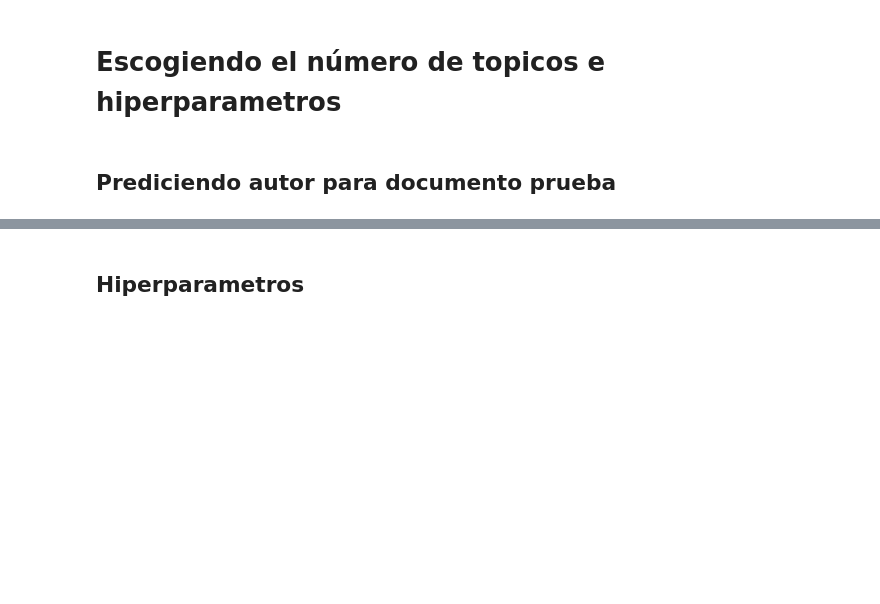
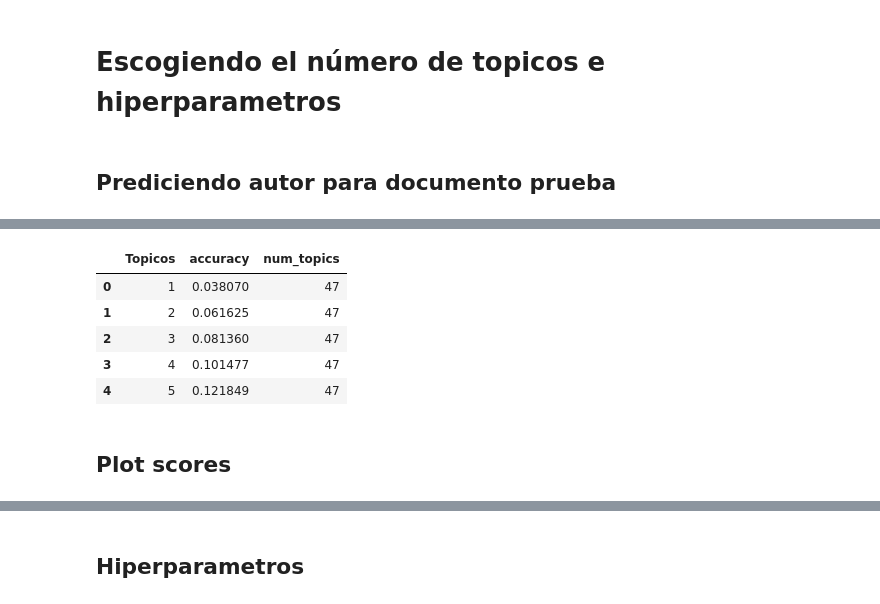
Before and after one commit to jadm333/aut_topic_twitter, a Jupyter notebook: notebooks/03_Modelo.ipynb, the cells around one changed output, grey strips where cells are left out. Cells and saved outputs as stored; diff of their text form; code cells hidden in the pictures; blank space fills up the shorter version.

```diff
--- a/notebooks/03_Modelo.ipynb
+++ b/notebooks/03_Modelo.ipynb
@@ -111,0 +179,27 @@ hv.extension('bokeh')
+# %%
+from ray.tune import Analysis
+analysis = Analysis("~/ray_results/search_best_num_topics_AuthorTopicModel")
+# %%
+df_analysis = analysis.dataframe().rename(columns={"config/num_topics": "num_topics"})
+# %%
+df_scores_top_list = []
+
+for row in df_analysis.itertuples():
+    df_temp = (
+        pd.read_csv(row.acc_path_csv)
+        .assign(num_topics = row.num_topics)
+    )
+    df_scores_top_list.append(df_temp)
+# %%
+df_scores_top = pd.concat(df_scores_top_list,ignore_index=True)
+# %%
+df_scores_top.head()
+# %% [output]
+|  | Topicos | accuracy | num_topics |
+| 0 | 1 | 0.038070 | 47 |
+| 1 | 2 | 0.061625 | 47 |
+| 2 | 3 | 0.081360 | 47 |
+| 3 | 4 | 0.101477 | 47 |
+| 4 | 5 | 0.121849 | 47 |
+# %% [markdown]
+## Plot scores
```
Also changed, not shown: parts of 53 cells of this notebook, 7 other files.
